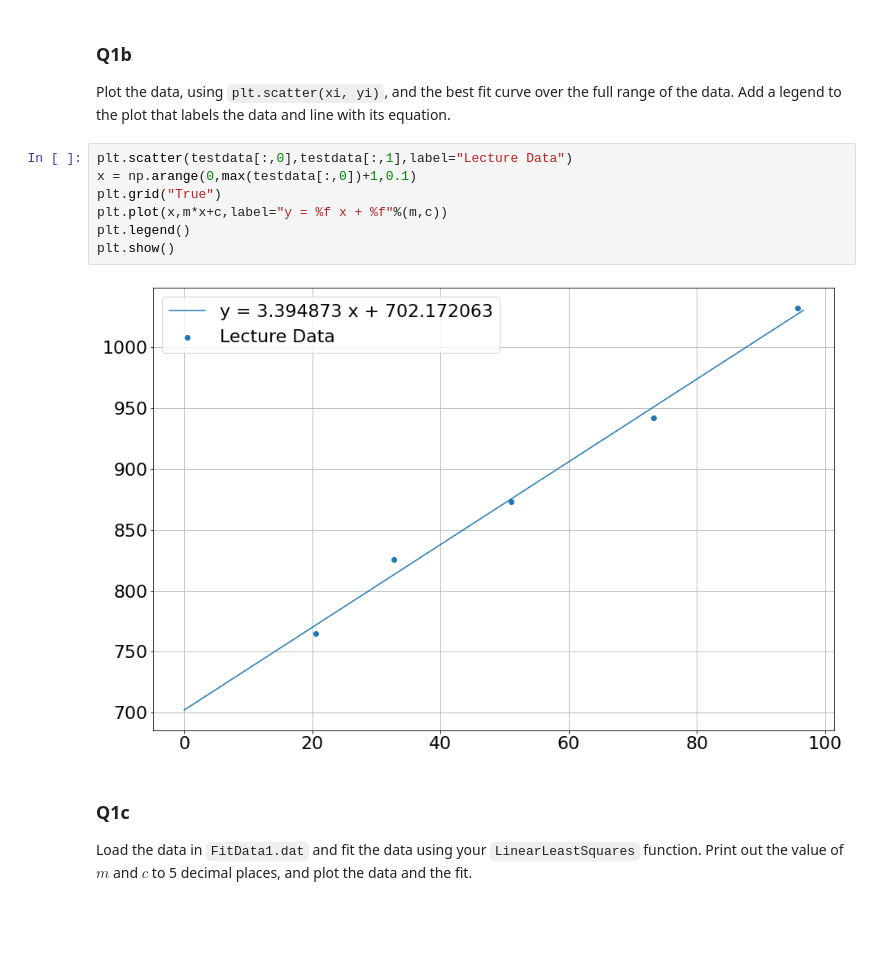
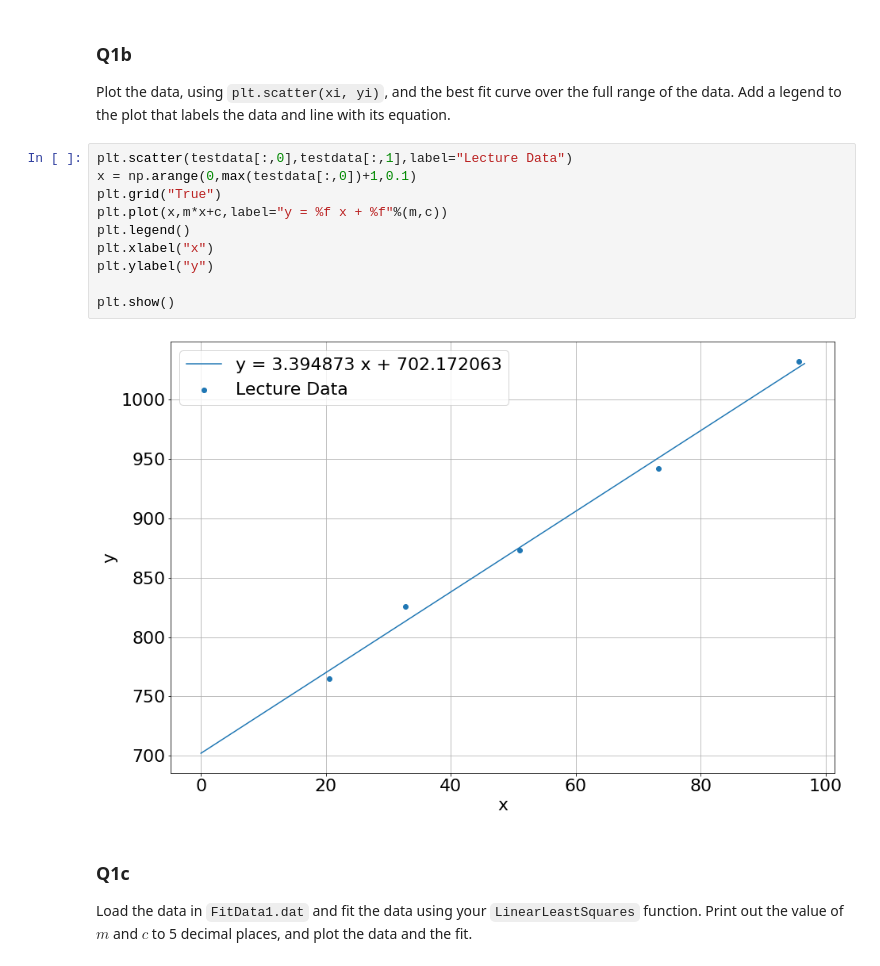
Before and after one commit to Padraig-Ryan/ACM20030-Assignments, a Jupyter notebook: Assignment-3.ipynb, the cells around one changed output. Saved outputs shown, nothing was run; the diff lists cells and outputs as text; blank space fills up the shorter version.

```diff
--- a/Assignment-3.ipynb
+++ b/Assignment-3.ipynb
@@ -130,12 +130,15 @@ Plot the data, using `plt.scatter(xi, yi)`, and the best fit curve over the full
 # %%
 plt.scatter(testdata[:,0],testdata[:,1],label="Lecture Data")
 x = np.arange(0,max(testdata[:,0])+1,0.1)
 plt.grid("True")
 plt.plot(x,m*x+c,label="y = %f x + %f"%(m,c))
 plt.legend()
+plt.xlabel("x")
+plt.ylabel("y")
+
 plt.show()
 # %% [output]
-[figure, old version]
+[figure, new version]
 # %% [markdown]
 ### Q1c
 Load the data in `FitData1.dat` and fit the data using your `LinearLeastSquares` function. Print out the value of $m$ and $c$ to 5 decimal places, and plot the data and the fit.
```
Also changed, not shown: parts of 5 cells of this notebook.
